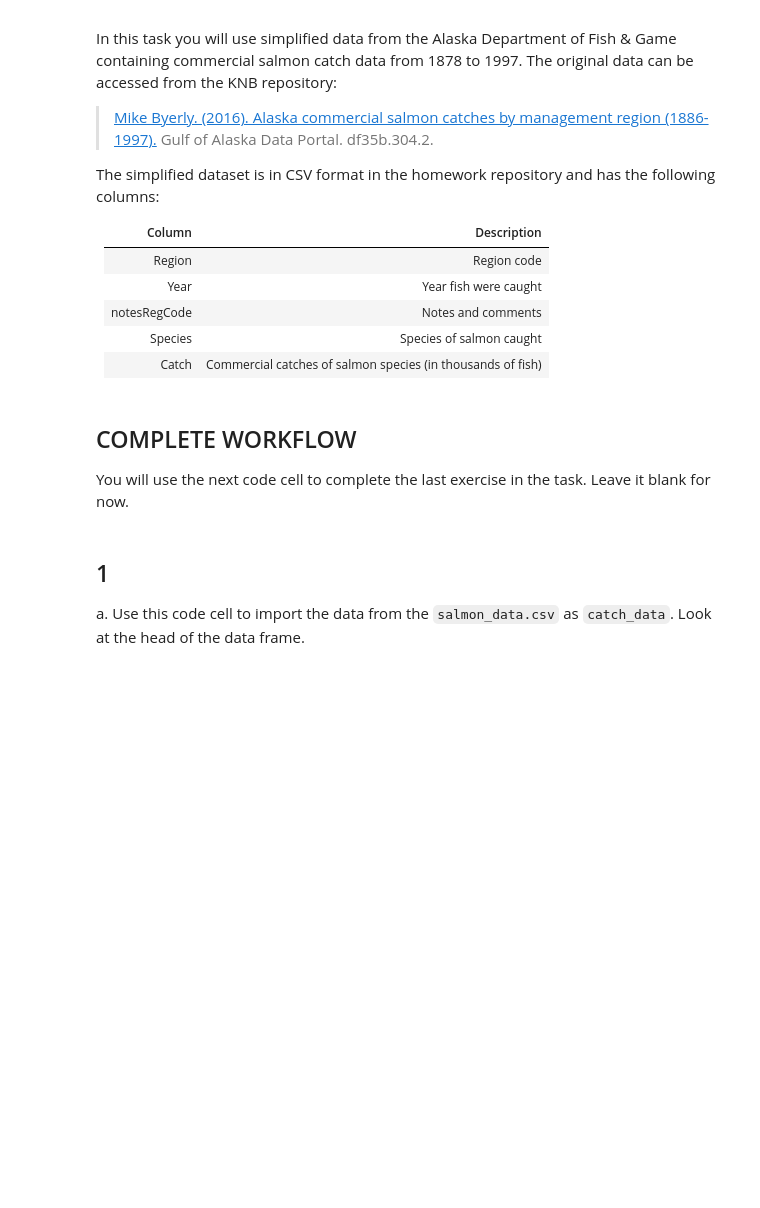
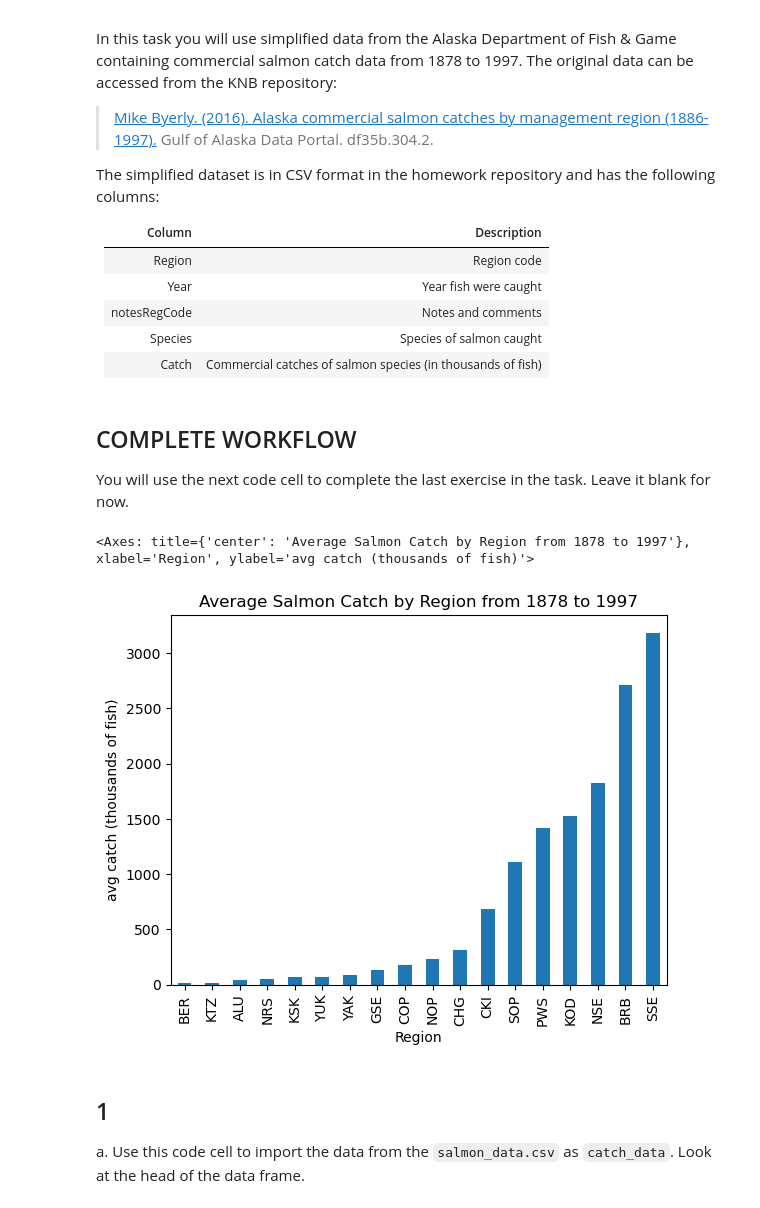
Before and after one commit to kloo49/eds220-hwk2-kloo, a Jupyter notebook: task2/hwk2-task2-salmon.ipynb, the cells around one changed output. Cells and saved outputs as stored; diff of their text form; code cells hidden in the pictures; blank space fills up the shorter version.

```diff
--- a/task2/hwk2-task2-salmon.ipynb
+++ b/task2/hwk2-task2-salmon.ipynb
@@ -53,3 +51,34 @@ You will use the next code cell to complete the last exercise in the task. Leave
+# %%
+# FINAL CODE
+
+import pandas as pd
+import numpy as np
+
+# import data
+catch_data = pd.read_csv('data/salmon_data.csv')
+
+# cleaning data
+catch_data = catch_data.drop(columns = 'notesRegCode')
+catch_I = catch_data['Catch'].str.contains('I')
+# find the index with I
+row_index = catch_data[catch_I].index
+# update I to 1
+catch_data.loc[row_index,'Catch'] = 1
+# change Catch to int
+catch_data['Catch'] = catch_data['Catch'].astype('int64')
+
+# find mean number of catches by region, then sort in ascending order
+avg_region = catch_data.groupby('Region')['Catch'].mean().sort_values()
+
+# plot!
+avg_region.plot(kind='bar',
+    x = 'Region',
+    title = 'Average Salmon Catch by Region from 1878 to 1997',
+    ylabel = 'avg catch (thousands of fish)'
+)
+# %% [output]
+<Axes: title={'center': 'Average Salmon Catch by Region from 1878 to 1997'}, xlabel='Region', ylabel='avg catch (thousands of fish)'>
+[figure, added]
 # %% [markdown]
 ## 1
 
```
Also changed, not shown: parts of 13 cells of this notebook.
